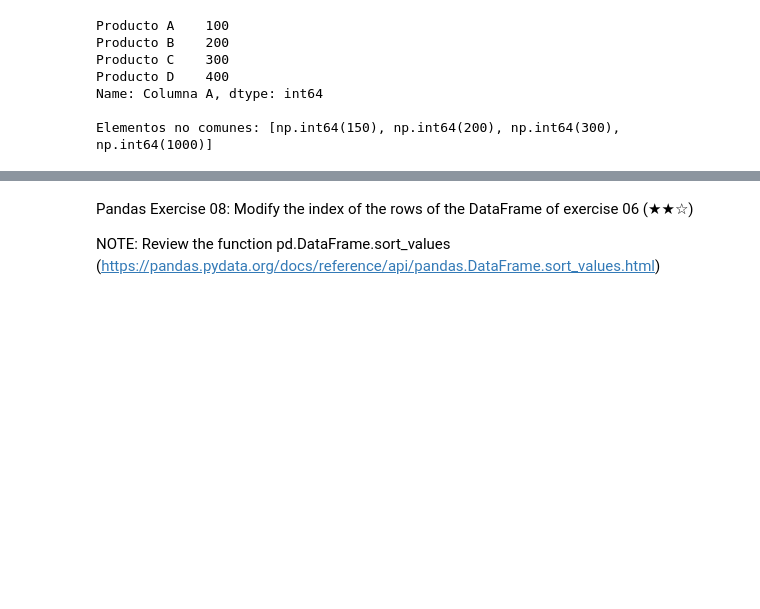
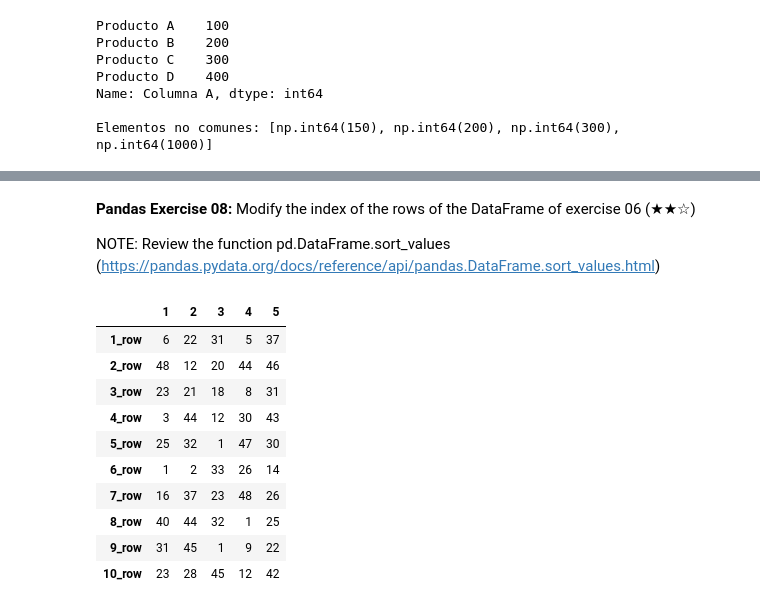
Before and after one commit to S4qk/Btp-Data-Science, a Jupyter notebook: Only_Pandas.ipynb, the cells around one changed output, grey strips where cells are left out. Drawn from its saved outputs; the diff is of its cells as text; code cells hidden in the pictures; blank space fills up the shorter version.

```diff
--- a/Only_Pandas.ipynb
+++ b/Only_Pandas.ipynb
@@ -410,6 +502,21 @@ Pandas Exercise 07: Modify the name of the 5 columns of the above DataFrame to t
 
 NOTE: Review the function pd.DataFrame.sort_values (https://pandas.pydata.org/docs/reference/api/pandas.DataFrame.sort_values.html)
 # %% [markdown]
-Pandas Exercise 08: Modify the index of the rows of the DataFrame of exercise 06 (★★☆)
+**Pandas Exercise 08:** Modify the index of the rows of the DataFrame of exercise 06 (★★☆)
 
 NOTE: Review the function pd.DataFrame.sort_values (https://pandas.pydata.org/docs/reference/api/pandas.DataFrame.sort_values.html)
+# %%
+M.index = [f"{i}_row" for i in M.index]
+M
+# %% [output]
+|  | 1 | 2 | 3 | 4 | 5 |
+| 1_row | 6 | 22 | 31 | 5 | 37 |
+| 2_row | 48 | 12 | 20 | 44 | 46 |
+| 3_row | 23 | 21 | 18 | 8 | 31 |
+| 4_row | 3 | 44 | 12 | 30 | 43 |
+| 5_row | 25 | 32 | 1 | 47 | 30 |
+| 6_row | 1 | 2 | 33 | 26 | 14 |
+| 7_row | 16 | 37 | 23 | 48 | 26 |
+| 8_row | 40 | 44 | 32 | 1 | 25 |
+| 9_row | 31 | 45 | 1 | 9 | 22 |
+| 10_row | 23 | 28 | 45 | 12 | 42 |
```
Also changed, not shown: parts of 11 cells of this notebook.
